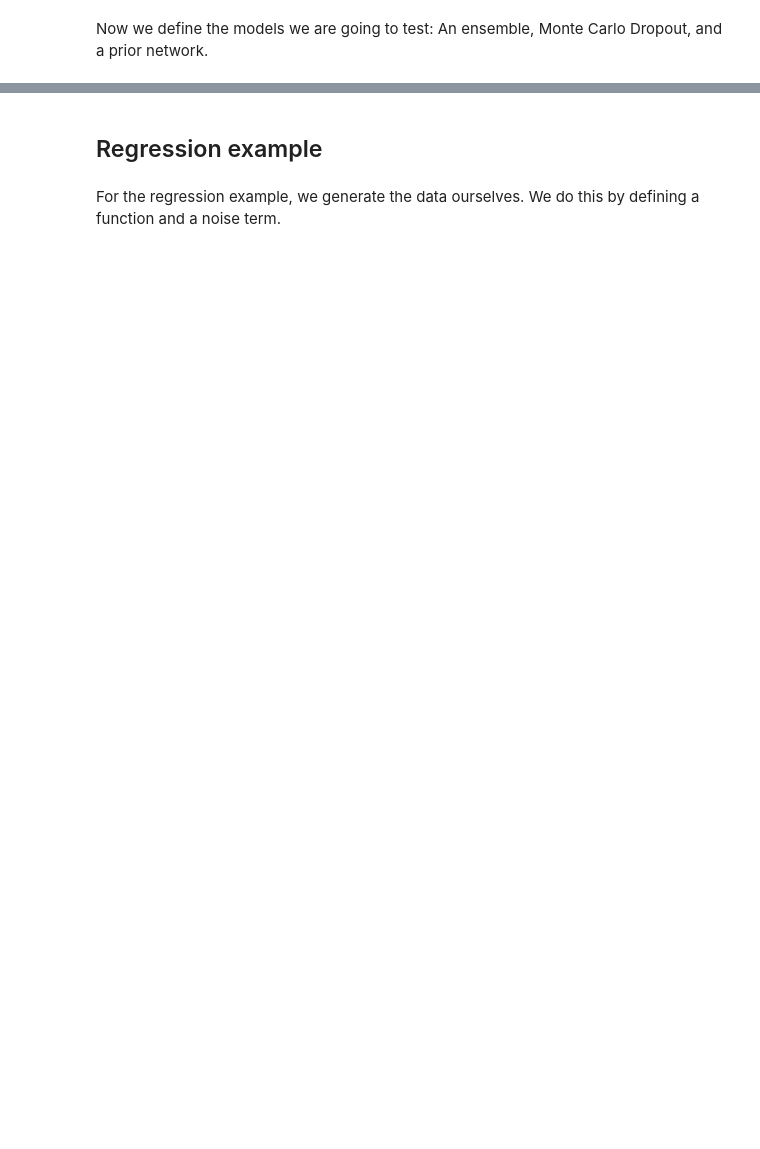
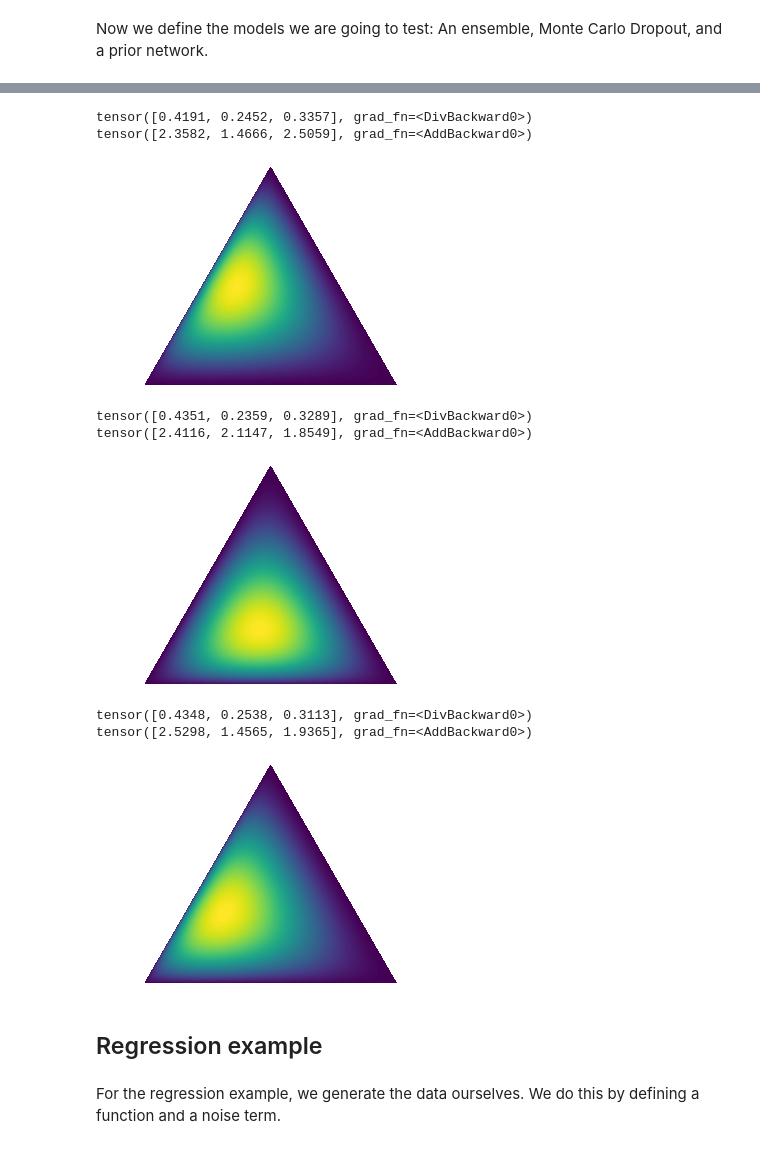
Before and after one commit to Kaleidophon/evidential-deep-learning-survey, a Jupyter notebook: example.ipynb, the cells around one changed output, grey strips where cells are left out. Drawn from its saved outputs; the diff is of its cells as text; code cells hidden in the pictures; blank space fills up the shorter version.

Commit message:
Add more or less working prior network for classification

```diff
--- a/example.ipynb
+++ b/example.ipynb
@@ -88,7 +95,7 @@ class ClassificationEnsemble(MultiPredictionModel):
 
     def __init__(
         self, input_size: int, hidden_size: int, num_layers: int, output_size: int, num_members: int,
-        learning_rate: float = 0.001, dropout: float = 0.1
+        learning_rate: float = 0.001, dropout: float = 0.
     ):
         super().__init__()
         sizes = [input_size] + num_layers * [hidden_size]
@@ -188,11 +278,12 @@ INPUT_SIZE = 2
 HIDDEN_SIZE = 20
 NUM_LAYERS = 2
 OUTPUT_SIZE = 3
-LEARNING_RATE = 0.01
+LEARNING_RATE = 0.00001
 NUM_MEMBERS = 50
 NUM_PREDICTIONS = 50
 BATCH_SIZE = 16
 NUM_EPOCHS = 20
+REGULARIZATION_FACTOR = 0.01
 # %%
 classification_ensemble = ClassificationEnsemble(
     input_size=INPUT_SIZE, hidden_size=HIDDEN_SIZE, num_layers=NUM_LAYERS,
@@ -296,0 +297,5 @@ for point in [TEST_POINT1, TEST_POINT2, TEST_POINT3]:
+# %%
+classification_priornet = ClassificationPriorNetwork(
+    input_size=INPUT_SIZE, hidden_size=HIDDEN_SIZE, num_layers=NUM_LAYERS,
+    output_size=OUTPUT_SIZE, learning_rate=LEARNING_RATE, regularization_factor=REGULARIZATION_FACTOR
+)
@@ -296,0 +319,2 @@ for point in [TEST_POINT1, TEST_POINT2, TEST_POINT3]:
+# %%
+classification_priornet.train(iris_data_loader, num_epochs=NUM_EPOCHS)
@@ -297,3 +431,20 @@ for point in [TEST_POINT1, TEST_POINT2, TEST_POINT3]:
+# %%
+for point in [TEST_POINT1, TEST_POINT2, TEST_POINT3]:
+    preds_priornet = classification_priornet.get_predictions(torch.FloatTensor(point))
+    print(preds_priornet)
+    alphas_priornet = classification_priornet.get_alphas(torch.FloatTensor(point))
+    print(alphas_priornet)
+    draw_pdf_contours(alphas_priornet.detach().numpy())
+# %% [output]
+tensor([0.4191, 0.2452, 0.3357], grad_fn=<DivBackward0>)
+tensor([2.3582, 1.4666, 2.5059], grad_fn=<AddBackward0>)
+[figure, added]
+tensor([0.4351, 0.2359, 0.3289], grad_fn=<DivBackward0>)
+tensor([2.4116, 2.1147, 1.8549], grad_fn=<AddBackward0>)
+[figure, added]
+tensor([0.4348, 0.2538, 0.3113], grad_fn=<DivBackward0>)
+tensor([2.5298, 1.4565, 1.9365], grad_fn=<AddBackward0>)
+[figure, added]
 # %% [markdown]
 ## Regression example
 # %% [markdown]
```
Also changed, not shown: parts of 18 cells of this notebook.
